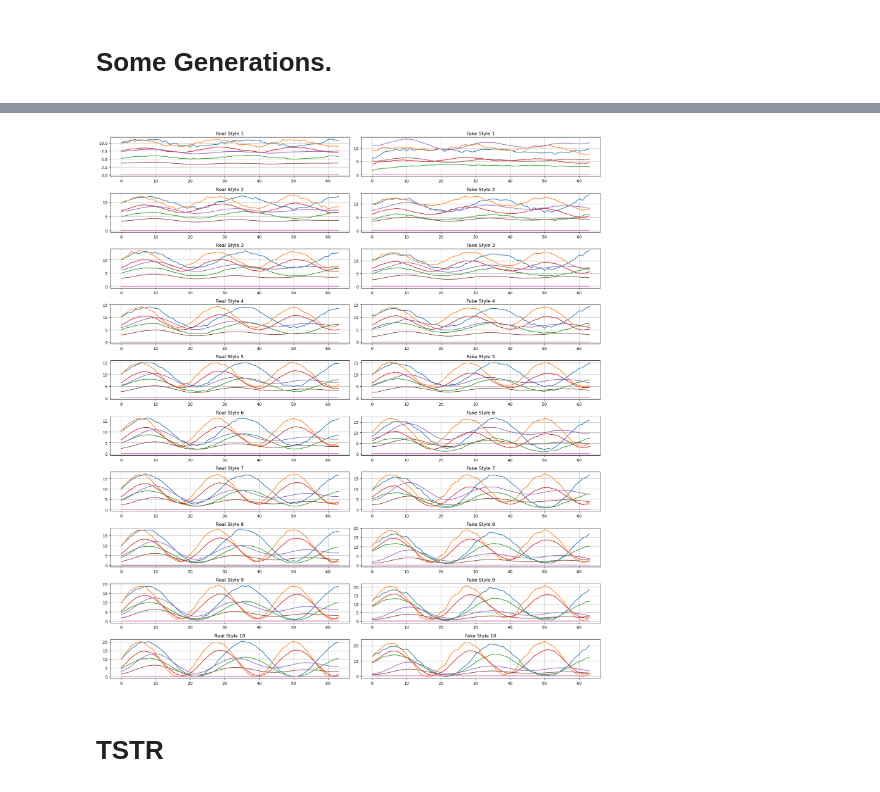
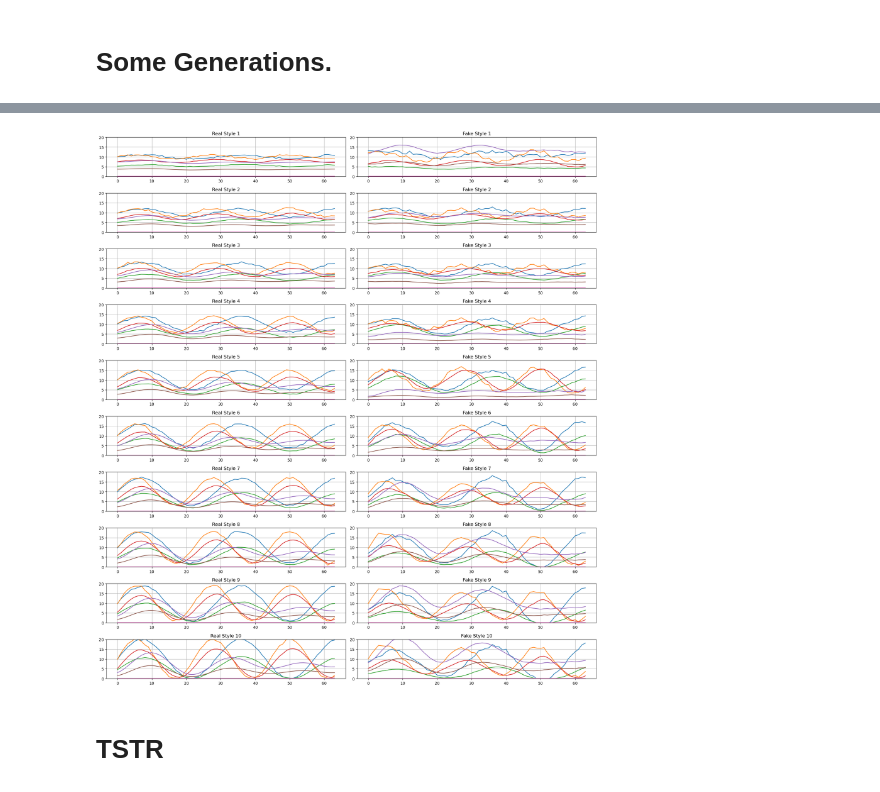
Before and after one commit to Henri-Hoyez/TimeSeriesStyleTransfer, a Jupyter notebook: eval_multistyle.ipynb, the cells around one changed output, grey strips where cells are left out. Drawn from its saved outputs; the diff is of its cells as text; code cells hidden in the pictures.

Commit message:
It converges better on simulated data now

```diff
--- a/eval_multistyle.ipynb
+++ b/eval_multistyle.ipynb
@@ -19,5 +37,5 @@ from sklearn.manifold import TSNE
 # %%
-MODEL_TO_EVALUATE = "to_evaluate/exp_folder copy/MTS-ST V2 Amplitude 20e smaller ce"
+MODEL_TO_EVALUATE = "to_evaluate/exp_folder/MTS-ST V2 TS Simulated Amplitude bigger content space"
 # %%
 def predictions_on_content_space(content_dset_path:str, content_encoder:tf.keras.Model, data_loading_arguments:dict):
 
@@ -93,12 +112,12 @@ def stylize(
 
     label_idx = int(args.simulated_arguments.sequence_lenght_in_sample//2)
 
-    content_space = content_dset.map(lambda seq, _: (content_encoder(seq)))
-    labels = content_dset.map(lambda _,l : l)
+    content_space = content_dset.map(lambda seq, _: (content_encoder(seq)), num_parallel_calls=tf.data.AUTOTUNE).cache()
+    labels = content_dset.map(lambda _,l : l, num_parallel_calls=tf.data.AUTOTUNE).cache()
 
     style_vector = style_encoder(style_sequence)
 
-    translated = content_space.map(lambda c: tf.concat(decoder([c, style_vector], training=False), -1))
+    translated = content_space.map(lambda c: tf.concat(decoder([c, style_vector], training=False), -1), num_parallel_calls=tf.data.AUTOTUNE).cache()
     dset_final = tf.data.Dataset.zip((translated, labels))
 
     return dset_final
@@ -106,12 +125,13 @@ def stylize(
 real_style_dataset = {}
 fake_style_dataset = {}
 style_names = []
-bs = args().simulated_arguments.batch_size
+bs = 256 #args().simulated_arguments.batch_size
 
-dset_content_train, dset_content_valid = utils.load_dset(training_arguments["dset_content"], default_arguments, drop_labels=False)
+dset_content_train, dset_content_valid = utils.load_dset(training_arguments["dset_content"], default_arguments, drop_labels=False, bs=bs)
 
 dset_content_train = utils.extract_labels(dset_content_train, default_arguments)
 dset_content_valid = utils.extract_labels(dset_content_valid, default_arguments)
+
 
 for style_path in training_arguments["style_datasets"]:
     sty_name = get_name(style_path)
@@ -119,7 +139,7 @@ for style_path in training_arguments["style_datasets"]:
 
     print(f"Making {sty_name}")
 
-    dset_style_train, dset_style_valid = utils.load_dset(style_path, default_arguments, drop_labels=False)
+    dset_style_train, dset_style_valid = utils.load_dset(style_path, default_arguments, drop_labels=False, bs=bs)
 
     dset_lstyle_train = utils.extract_labels(dset_style_train, default_arguments)
     dset_lstyle_valid = utils.extract_labels(dset_style_valid, default_arguments)
@@ -167,14 +185,18 @@ for i, style_ in enumerate(style_names):
     ax.set_title(f"Real Style {i+1}")
     plt.plot(real_style_sequence)
     ax.grid(True)
+    ax.set_ylim(-0.01, 20.01)
 
 
     ax = plt.subplot(len(style_names), 2, 2*i+2)
     ax.set_title(f"Fake Style {i+1}")
 
     plt.plot(fake_style_sequence)
+    ax.set_ylim(-0.01, 20.01)
+
 
     ax.grid(True)
 
 plt.tight_layout()
+plt.savefig(f"{MODEL_TO_EVALUATE}/generations.png")
 # %% [output]
@@ -181,3 +220,3 @@ plt.tight_layout()
-[figure, old version]
+[figure, new version]
 # %% [markdown]
 # TSTR
```
Also changed, not shown: parts of 19 cells of this notebook, 13 other files.
